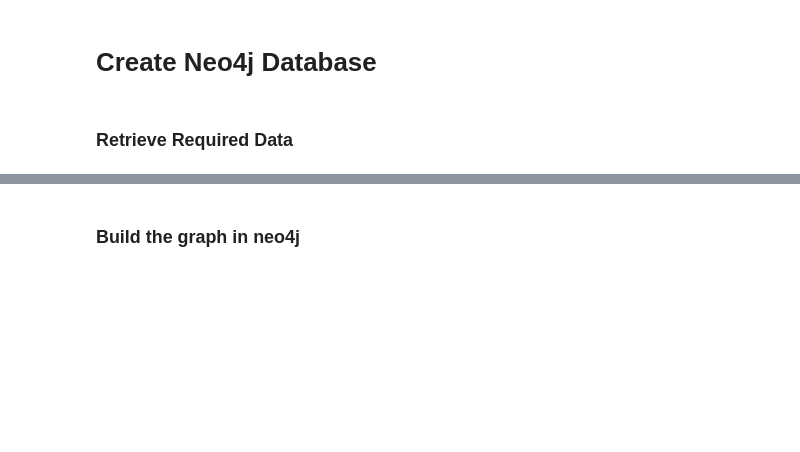
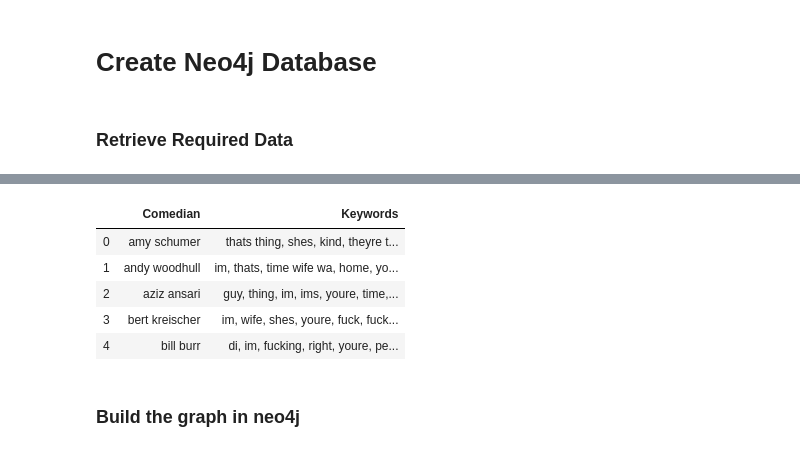
Before and after one commit to k11tqa25/nlp_based_recommender, a Jupyter notebook: neo4j.ipynb, the cells around one changed output, grey strips where cells are left out. Cells and saved outputs as stored; diff of their text form; code cells hidden in the pictures; blank space fills up the shorter version.

```diff
--- a/neo4j.ipynb
+++ b/neo4j.ipynb
@@ -23,3 +21,14 @@ ucm_df.head()
+# %%
+# Comedian & keywords
+kw_df = pd.read_excel('keywords_noun.xlsx',index_col=0)
+kw_df.head()
+# %% [output]
+|  | Comedian | Keywords |
+| 0 | amy schumer | thats thing, shes, kind, theyre t... |
+| 1 | andy woodhull | im, thats, time wife wa, home, yo... |
+| 2 | aziz ansari | guy, thing, im, ims, youre, time,... |
+| 3 | bert kreischer | im, wife, shes, youre, fuck, fuck... |
+| 4 | bill burr | di, im, fucking, right, youre, pe... |
 # %%
 # Users and Comedians
 users = ucm_df.index
```
Also changed, not shown: parts of 6 cells of this notebook, 2 other files.
